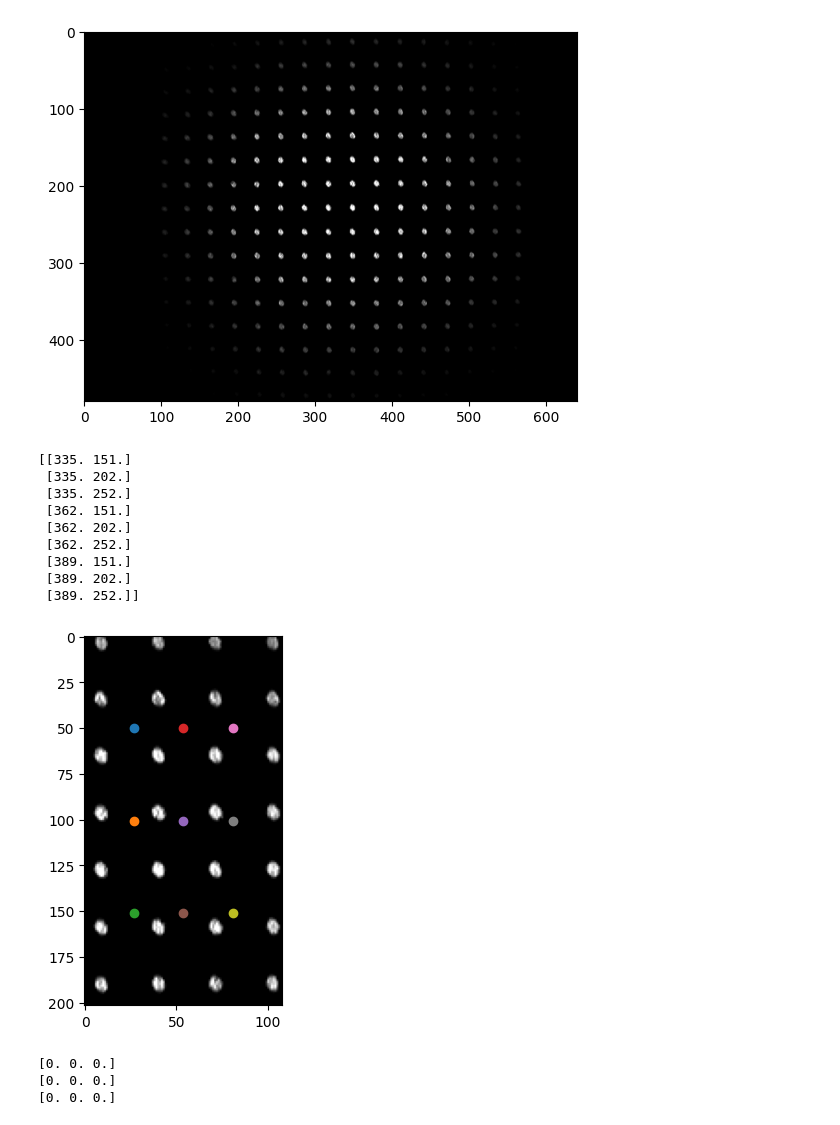
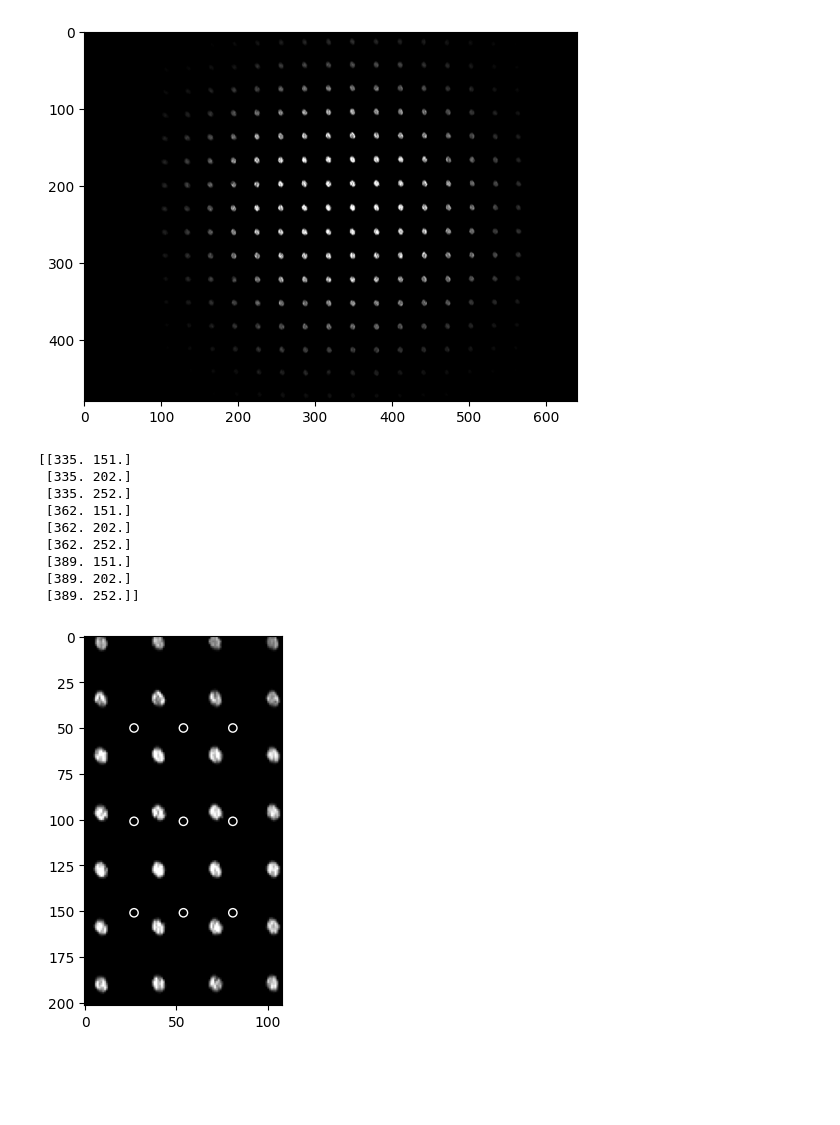
Before and after one commit to sdaza7/Optics, a Jupyter notebook: ImProcess.ipynb, the cells around one changed output. Drawn from its saved outputs; the diff is of its cells as text; code cells hidden in the pictures; blank space fills up the shorter version.

```diff
--- a/ImProcess.ipynb
+++ b/ImProcess.ipynb
@@ -30,39 +30,32 @@ v1, v2 = u[1]
 
 #Valor del Pixel
 pixelu=img[int(u2), int(u1)]
 pixelv=img[int(v2), int(v1)]
 
 #Puntos de Estudio
 P = np.zeros([9,2])
 for i in range(3):
     for j in range(3):
         P[3*i+j,0] = int(u1+(i+1)*(v1-u1)/4)
         P[3*i+j,1] = int(u2+(j+1)*(v2-u2)/4)
 print(P)
 #Recorte
 plt.clf()
 IR = img[int(u2):int(v2),int(u1):int(v1)]
 plt.imshow(IR,cmap='gray')
 for i in range(9):
-    plt.scatter(P[i,0]-u1,P[i,1]-u2)
+    plt.scatter(P[i,0]-u1,P[i,1]-u2, c='none', edgecolor = 'white')
 plt.show()
 Z = PromPix(P, img)
-for i in range(3):
-        print(Z[3*i:3*i+3])
-
-#Valor del Pixel
 # %% [output]
 [figure]
 [[335. 151.]
  [335. 202.]
  [335. 252.]
  [362. 151.]
  [362. 202.]
  [362. 252.]
  [389. 151.]
  [389. 202.]
  [389. 252.]]
-[figure, old version]
+[figure, new version]
-[0. 0. 0.]
-[0. 0. 0.]
-[0. 0. 0.]
```
